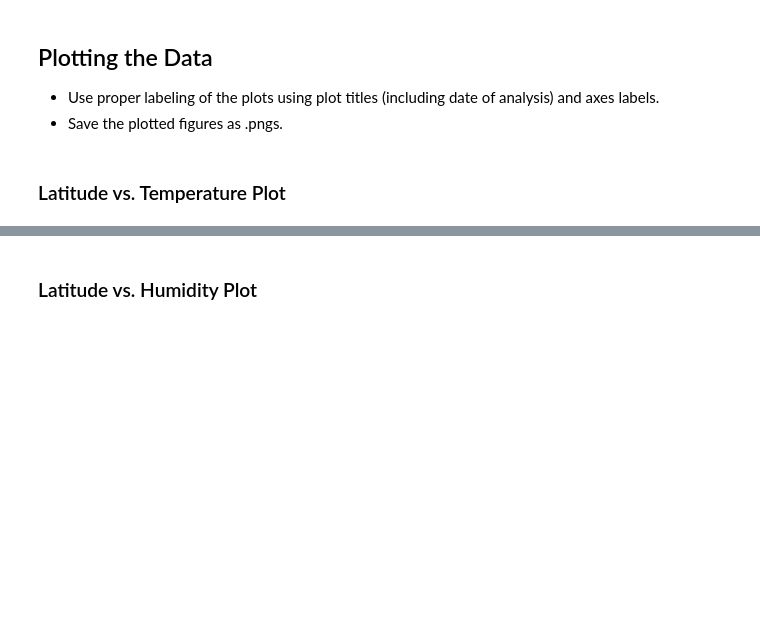
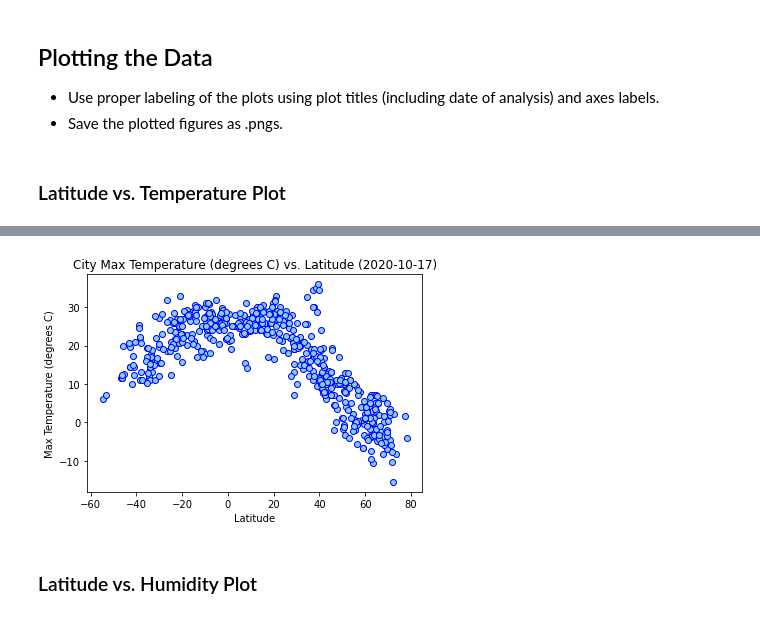
Before and after one commit to emcfarland/python-api-challenge, a Jupyter notebook: Scripts/WeatherPy.ipynb, the cells around one changed output, grey strips where cells are left out. Drawn from its saved outputs; the diff is of its cells as text; code cells hidden in the pictures; blank space fills up the shorter version.

```diff
--- a/Scripts/WeatherPy.ipynb
+++ b/Scripts/WeatherPy.ipynb
@@ -143,0 +142,2 @@ df
+# %%
+weather_df = pd.read_csv(output_data_file)
@@ -153,2 +158,20 @@ df
+# %%
+def graphs(x_values, y_values):
+    graph_labels = {
+        "Lat": "Latitude",
+        "Max Temp": "Max Temperature (degrees C)",
+        "Humidity": "Humidity (%)",
+        "Cloudiness": "Cloudiness (%)",
+        "Wind Speed": "Wind Speed (m/s)"
+    }
+    plt.scatter(x_values, y_values, facecolors="skyblue", edgecolors="b")
+    plt.xlabel(graph_labels[x_values.name])
+    plt.ylabel(graph_labels[y_values.name])
+    plt.title(f"City {graph_labels[y_values.name]} vs. {graph_labels[x_values.name]} ({graph_date})")
+# %%
+graphs(weather_df["Lat"],weather_df["Max Temp"])
+plt.show()
+# %% [output]
+[figure, added]
 # %% [markdown]
 ### Latitude vs. Humidity Plot
```
Also changed, not shown: parts of 26 cells of this notebook, 1 other file.
